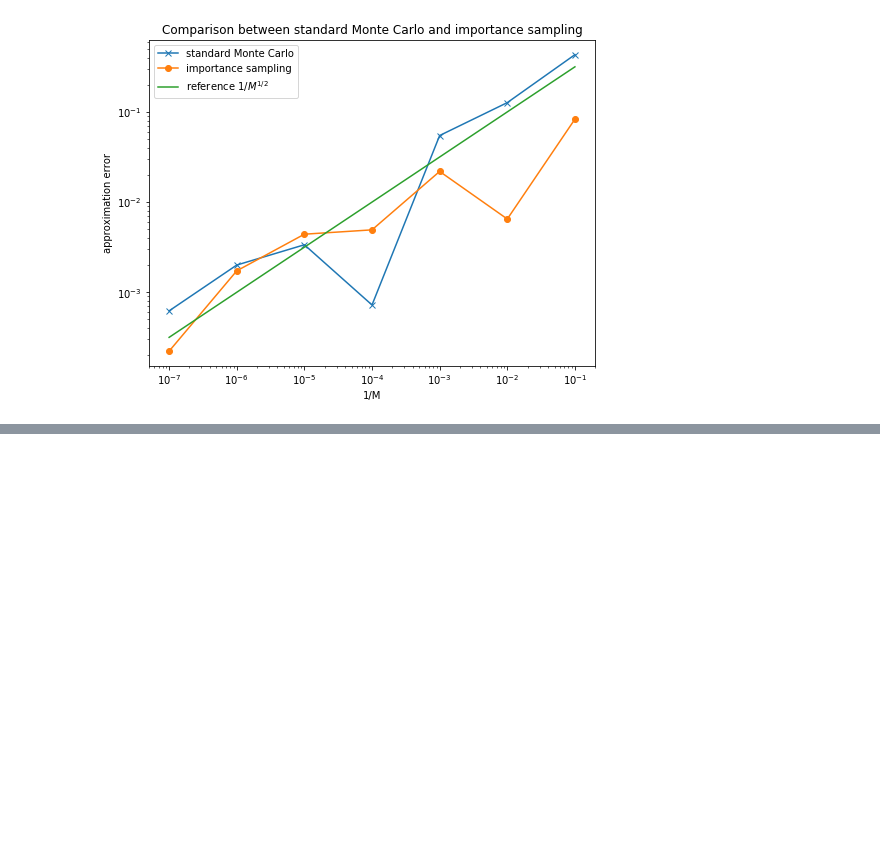
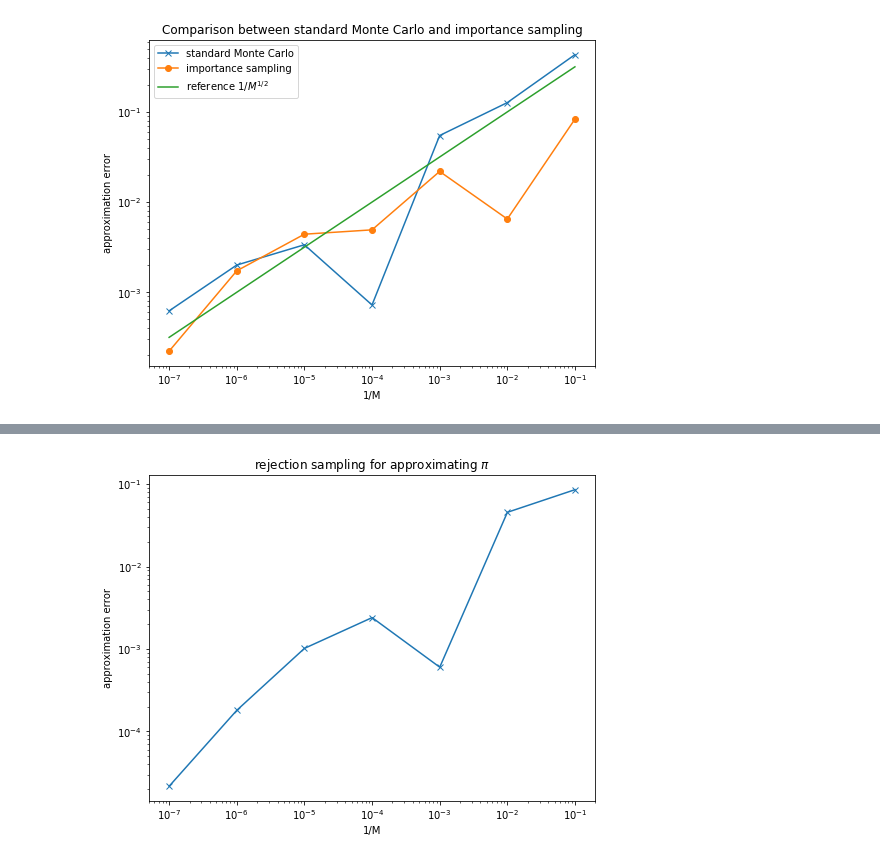
Before and after one commit to ray-chew/probabilistic_forecasting_examples, a Jupyter notebook: Chapter 3.ipynb, the cells around one changed output, grey strips where cells are left out. Cells and saved outputs as stored; diff of their text form; code cells hidden in the pictures; blank space fills up the shorter version.

```diff
--- a/Chapter 3.ipynb
+++ b/Chapter 3.ipynb
@@ -210,0 +223,26 @@ plt.show()
+# %%
+m = np.arange(1,8)
+m = np.array([10**i for i in m])
+M = len(m)
+
+approx = np.zeros((M))
+
+for j in range(M):
+    # generate x values on interval [-1,1]
+    x = 2. * np.random.rand(m[j]) - 1.
+    # generate rhs
+    y = np.random.rand(m[j])
+
+    #check criterion
+    ind = np.where((1.-x**2) >= (y**2))
+
+    approx[j] = float(len(ind[0]))/m[j]
+
+fig5 = plt.figure(figsize=(8,6))
+plt.loglog(1./m, np.abs(approx - np.pi/4.), '-x')
+plt.xlabel("1/M")
+plt.ylabel("approximation error")
+plt.title("rejection sampling for approximating $\pi$")
+plt.show()
+# %% [output]
+[figure, added]
```
Also changed, not shown: parts of 5 cells of this notebook.
